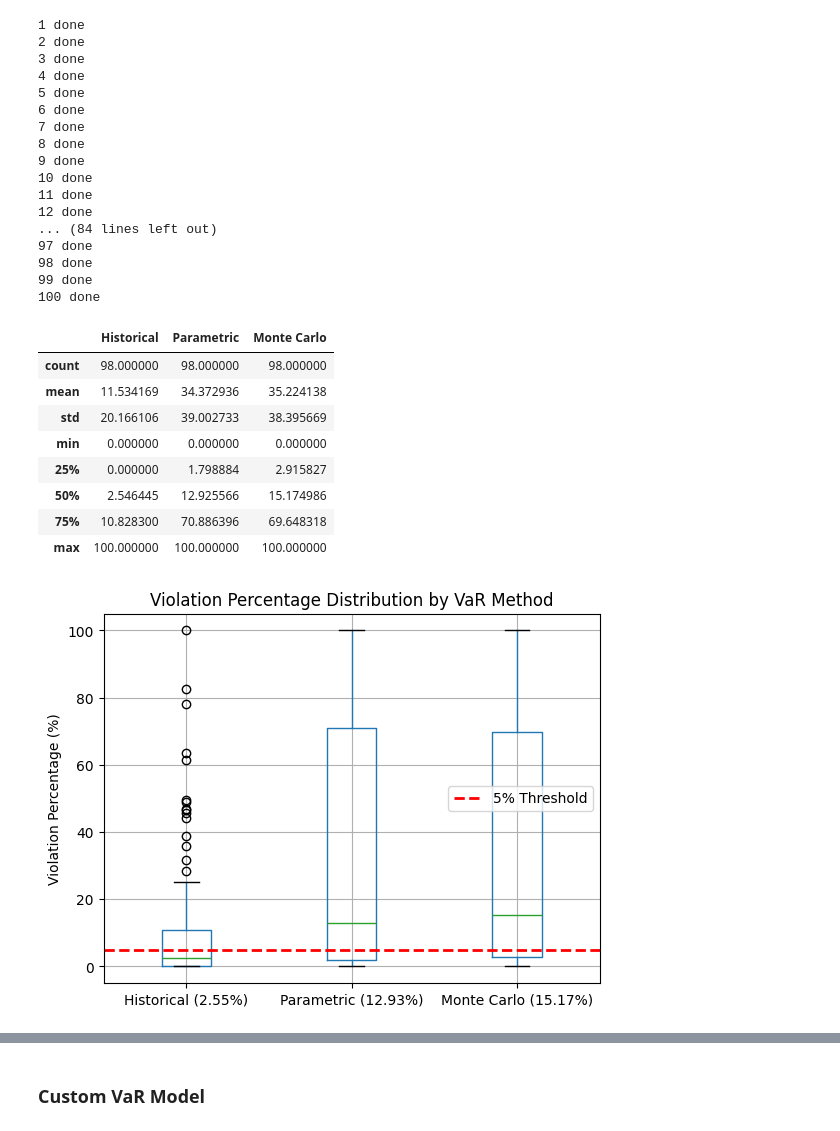
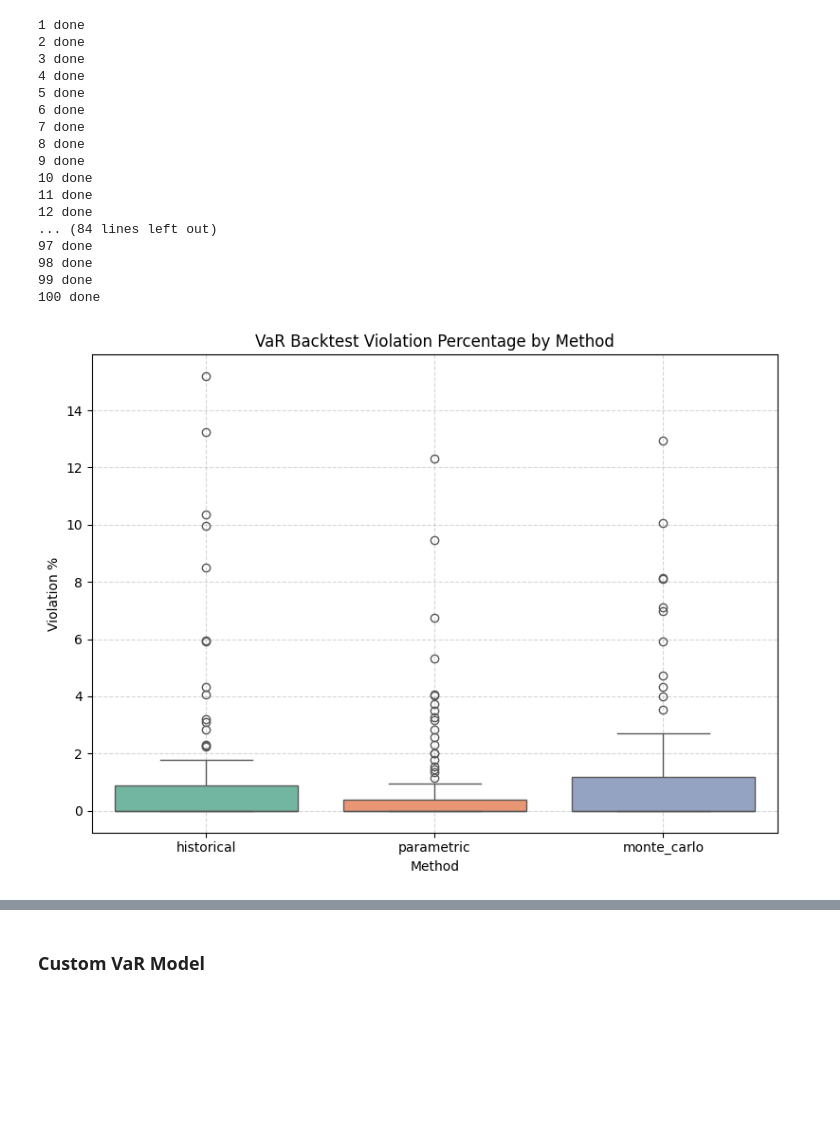
Before and after one commit to mairovitzmario/value-at-risk, a Jupyter notebook: research/research.ipynb, the cells around one changed output, grey strips where cells are left out. Saved outputs shown, nothing was run; the diff lists cells and outputs as text; code cells hidden in the pictures; blank space fills up the shorter version.

```diff
--- a/research/research.ipynb
+++ b/research/research.ipynb
@@ -554,2 +515,2 @@ def backtest_all_var_methods(portofolio: PortofolioData, confidence_level=0.95):
 # %%
-backtest_results = backtest_all_var_methods(portofolios[0], confidence_level=0.95)
+single_backtest_results = backtest_all_var_methods(portofolios[39], confidence_level=0.95)
@@ -563,18 +544,30 @@ Monte_carlo VaR: 21.62%
 # %%
 results_dict = {
-    'Historical': [],
-    'Parametric': [],
-    'Monte Carlo': []
+    'historical': [],
+    'parametric': [],
+    'monte_carlo': []
 }
+
+
+rmse_dict = {
+    'historical': [],
+    'parametric': [],
+    'monte_carlo': []
+}
+
 cnt = 0
-for portofolio in portofolios:
+for portofolio in portofolios[:]:
     cnt+=1
     print(f'{cnt} done')
     backtest_results = backtest_all_var_methods(portofolio, confidence_level=0.95)
     # Each backtest_results is a dictionary with keys 'historical', 'parametric', 'monte_carlo'
-    results_dict['Historical'].append(backtest_results['historical']['violation_pct'])
-    results_dict['Parametric'].append(backtest_results['parametric']['violation_pct'])
-    results_dict['Monte Carlo'].append(backtest_results['monte_carlo']['violation_pct'])
+    results_dict['historical'].append(backtest_results['historical']['violation_pct'])
+    results_dict['parametric'].append(backtest_results['parametric']['violation_pct'])
+    results_dict['monte_carlo'].append(backtest_results['monte_carlo']['violation_pct'])
+
+    rmse_dict['historical'].append(backtest_results['historical']['rmse'])
+    rmse_dict['parametric'].append(backtest_results['parametric']['rmse'])
+    rmse_dict['monte_carlo'].append(backtest_results['monte_carlo']['rmse'])
 # %% [output]
 1 done
 2 done
@@ -593,37 +586,16 @@ for portofolio in portofolios:
 98 done
 99 done
 100 done
-# %%
-df_results = pd.DataFrame(results_dict)
-df_results.describe()
-# %% [output]
-|  | Historical | Parametric | Monte Carlo |
-| count | 98.000000 | 98.000000 | 98.000000 |
-| mean | 11.534169 | 34.372936 | 35.224138 |
-| std | 20.166106 | 39.002733 | 38.395669 |
-| min | 0.000000 | 0.000000 | 0.000000 |
-| 25% | 0.000000 | 1.798884 | 2.915827 |
-| 50% | 2.546445 | 12.925566 | 15.174986 |
-| 75% | 10.828300 | 70.886396 | 69.648318 |
-| max | 100.000000 | 100.000000 | 100.000000 |
-# %%
-medians = df_results.median()
-
-# Rename x-axis labels to include median values
-new_labels = [f"{col} ({medians[col]:.2f}%)" for col in df_results.columns]
-
-# Create the boxplot
-ax = df_results.boxplot()
-plt.title("Violation Percentage Distribution by VaR Method")
-plt.ylabel("Violation Percentage (%)")
-
-# Draw a horizontal line at y = 5
-plt.axhline(y=5, color='red', linestyle='--', linewidth=2, label="5% Threshold")
-
-# Set the updated x-tick labels with medians
-ax.set_xticklabels(new_labels)
-
-plt.legend()
-plt.show()
-# %% [output]
-[figure, removed]
+# %%
+df = pd.DataFrame(results_dict)
+df_long = df.melt(var_name='Method', value_name='Violation %')
+
+# Plotting
+plt.figure(figsize=(8, 6))
+sns.boxplot(data=df_long, x='Method', y='Violation %', palette='Set2')
+plt.title('VaR Backtest Violation Percentage by Method')
+plt.grid(True, linestyle='--', alpha=0.5)
+plt.tight_layout()
+plt.show()
+# %% [output]
+[figure, added]
```
Also changed, not shown: parts of 32 cells of this notebook, 2 other files.
